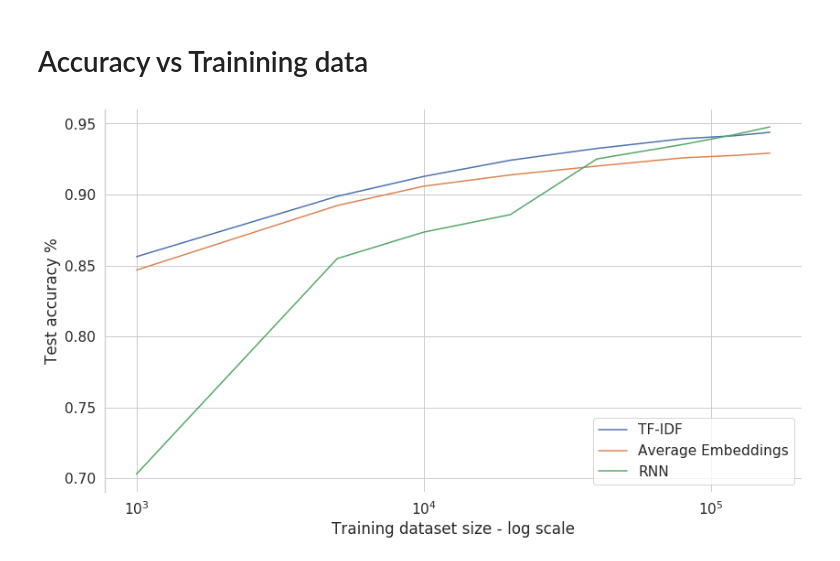
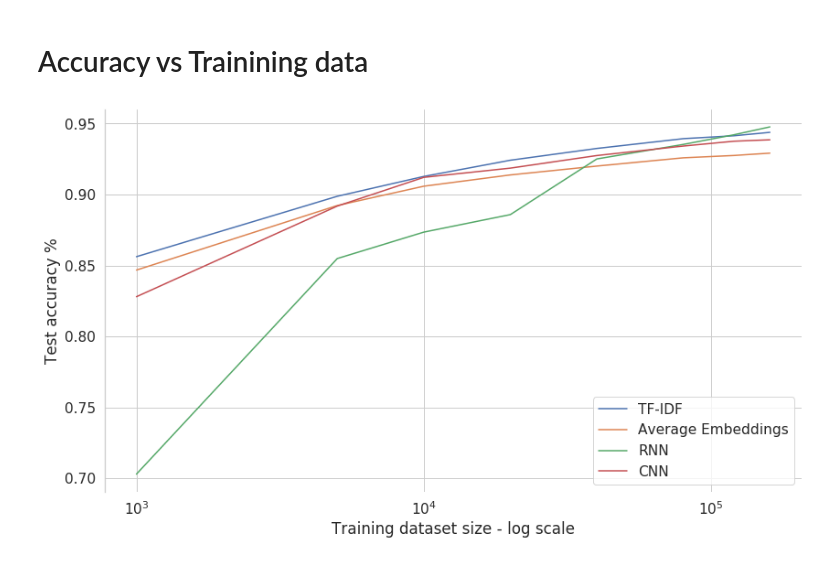
Before and after one commit to TheophileBlard/french-sentiment-analysis-with-bert, a Jupyter notebook: compare-models.ipynb, the cells around one changed output. Cells and saved outputs as stored; diff of their text form; code cells hidden in the pictures.

```diff
--- a/compare-models.ipynb
+++ b/compare-models.ipynb
@@ -37,24 +37,32 @@ with open('data/rnn_accuracies.pickle', 'rb') as reader:
     dic = pickle.load(reader)
     rnn_accuracies = dic["test_accuracies"]
     rnn_sizes = dic["sizes"]
+
+# 4. CNN
+cnn_accuracies, cnn_sizes = [], []
+with open('data/cnn_accuracies.pickle', 'rb') as reader:
+    dic = pickle.load(reader)
+    cnn_accuracies = dic["test_accuracies"]
+    cnn_sizes = dic["sizes"]
 # %%
 fig = plt.figure(figsize=(12,7))
 
 plt.plot(tfidf_sizes, tfidf_accuracies)
 plt.plot(average_sizes, average_accuracies)
 plt.plot(rnn_sizes, rnn_accuracies)
+plt.plot(cnn_sizes, cnn_accuracies)
 
 plt.xlabel('Training dataset size - log scale')
 plt.ylabel('Test accuracy %')
-plt.legend(['TF-IDF', 'Average Embeddings', 'RNN'], loc='lower right')
+plt.legend(['TF-IDF', 'Average Embeddings', 'RNN', 'CNN'], loc='lower right')
 
 
 # Finalize the plot
 sns.despine(bottom=True)
 plt.xscale('log')
 plt.tight_layout(h_pad=2)
 
 # Saving plot
 fig.savefig('img/results.png', dpi=200)
 # %% [output]
-[figure, old version]
+[figure, new version]
```
Also changed, not shown: 5 other files.
